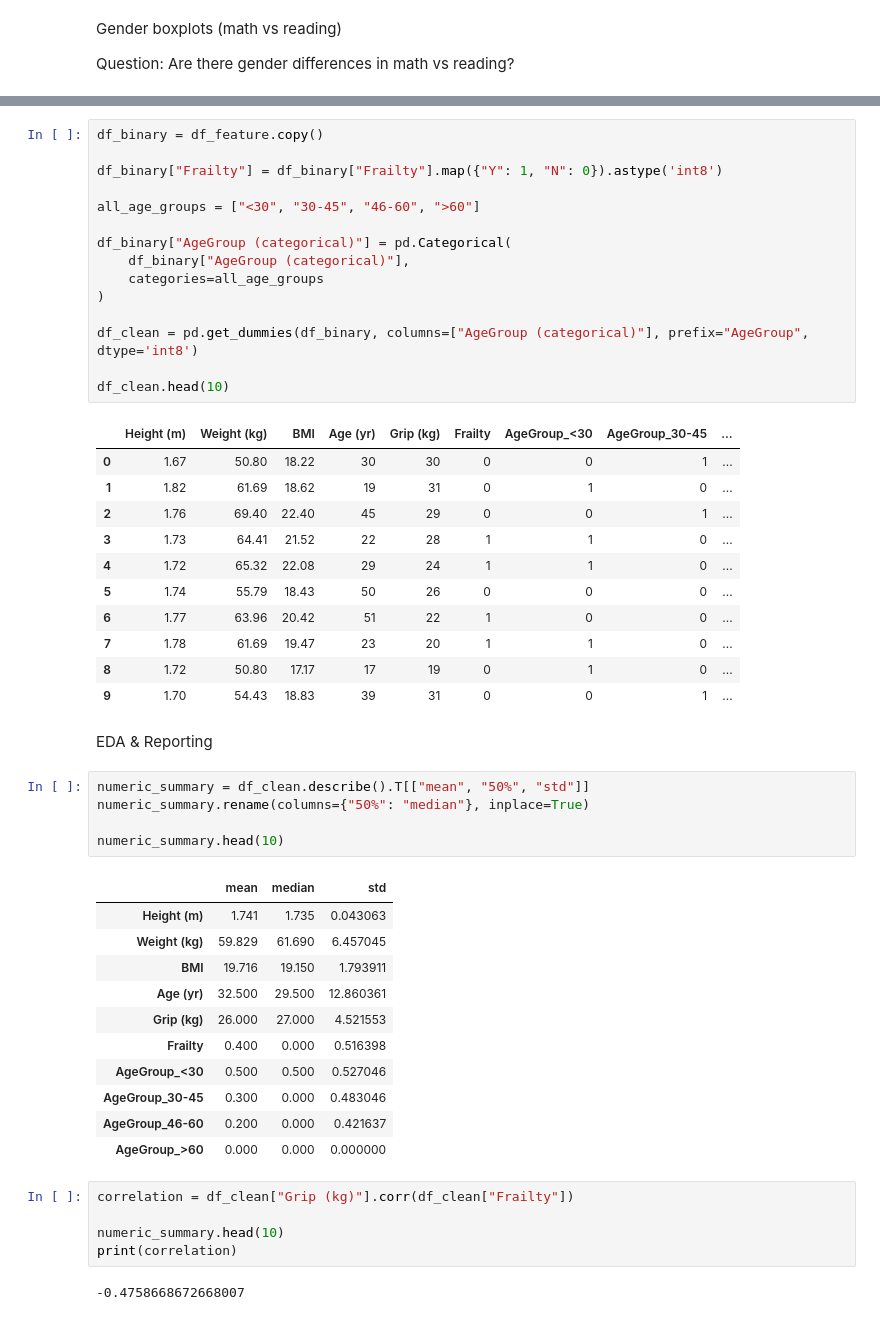
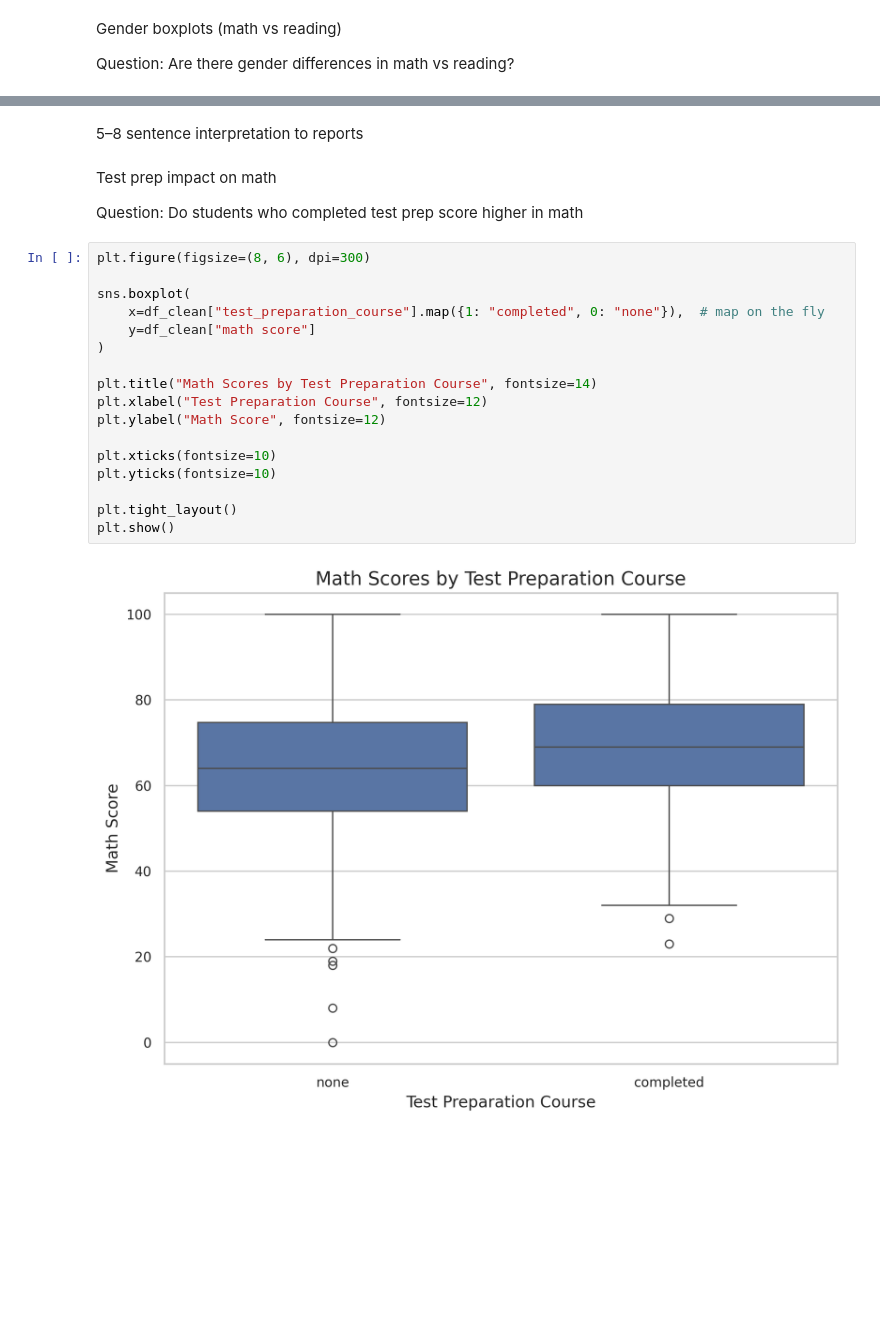
Before and after one commit to Ambrgna/CS-5530-Assignment-1, a Jupyter notebook: students_performance/src/students_performance.ipynb, the cells around one changed output, grey strips where cells are left out. Cells and saved outputs as stored; diff of their text form; blank space fills up the shorter version.

```diff
--- a/students_performance/src/students_performance.ipynb
+++ b/students_performance/src/students_performance.ipynb
@@ -85,53 +106,25 @@ Categorical → numeric encoding
-# %%
-df_binary = df_feature.copy()
-
-df_binary["Frailty"] = df_binary["Frailty"].map({"Y": 1, "N": 0}).astype('int8')
-
-all_age_groups = ["<30", "30-45", "46-60", ">60"]
-
-df_binary["AgeGroup (categorical)"] = pd.Categorical(
-    df_binary["AgeGroup (categorical)"],
-    categories=all_age_groups
-)
-
-df_clean = pd.get_dummies(df_binary, columns=["AgeGroup (categorical)"], prefix="AgeGroup", dtype='int8')
-
-df_clean.head(10)
-# %% [output]
-|  | Height (m) | Weight (kg) | BMI | Age (yr) | Grip (kg) | Frailty | AgeGroup_<30 | AgeGroup_30-45 | ... |
-| 0 | 1.67 | 50.80 | 18.22 | 30 | 30 | 0 | 0 | 1 | ... |
-| 1 | 1.82 | 61.69 | 18.62 | 19 | 31 | 0 | 1 | 0 | ... |
-| 2 | 1.76 | 69.40 | 22.40 | 45 | 29 | 0 | 0 | 1 | ... |
-| 3 | 1.73 | 64.41 | 21.52 | 22 | 28 | 1 | 1 | 0 | ... |
-| 4 | 1.72 | 65.32 | 22.08 | 29 | 24 | 1 | 1 | 0 | ... |
-| 5 | 1.74 | 55.79 | 18.43 | 50 | 26 | 0 | 0 | 0 | ... |
-| 6 | 1.77 | 63.96 | 20.42 | 51 | 22 | 1 | 0 | 0 | ... |
-| 7 | 1.78 | 61.69 | 19.47 | 23 | 20 | 1 | 1 | 0 | ... |
-| 8 | 1.72 | 50.80 | 17.17 | 17 | 19 | 0 | 1 | 0 | ... |
-| 9 | 1.70 | 54.43 | 18.83 | 39 | 31 | 0 | 0 | 1 | ... |
-# %% [markdown]
-EDA & Reporting
-# %%
-numeric_summary = df_clean.describe().T[["mean", "50%", "std"]]
-numeric_summary.rename(columns={"50%": "median"}, inplace=True)
-
-numeric_summary.head(10)
-# %% [output]
-|  | mean | median | std |
-| Height (m) | 1.741 | 1.735 | 0.043063 |
-| Weight (kg) | 59.829 | 61.690 | 6.457045 |
-| BMI | 19.716 | 19.150 | 1.793911 |
-| Age (yr) | 32.500 | 29.500 | 12.860361 |
-| Grip (kg) | 26.000 | 27.000 | 4.521553 |
-| Frailty | 0.400 | 0.000 | 0.516398 |
-| AgeGroup_<30 | 0.500 | 0.500 | 0.527046 |
-| AgeGroup_30-45 | 0.300 | 0.000 | 0.483046 |
-| AgeGroup_46-60 | 0.200 | 0.000 | 0.421637 |
-| AgeGroup_>60 | 0.000 | 0.000 | 0.000000 |
-# %%
-correlation = df_clean["Grip (kg)"].corr(df_clean["Frailty"])
-
-numeric_summary.head(10)
-print(correlation)
-# %% [output]
--0.4758668672668007
+# %% [markdown]
+5–8 sentence interpretation to reports
+# %% [markdown]
+Test prep impact on math
+
+Question: Do students who completed test prep score higher in math
+# %%
+plt.figure(figsize=(8, 6), dpi=300)
+
+sns.boxplot(
+    x=df_clean["test_preparation_course"].map({1: "completed", 0: "none"}),  # map on the fly
+    y=df_clean["math score"]
+)
+
+plt.title("Math Scores by Test Preparation Course", fontsize=14)
+plt.xlabel("Test Preparation Course", fontsize=12)
+plt.ylabel("Math Score", fontsize=12)
+
+plt.xticks(fontsize=10)
+plt.yticks(fontsize=10)
+
+plt.tight_layout()
+plt.show()
+# %% [output]
+[figure, added]
```
Also changed, not shown: parts of 18 cells of this notebook.
